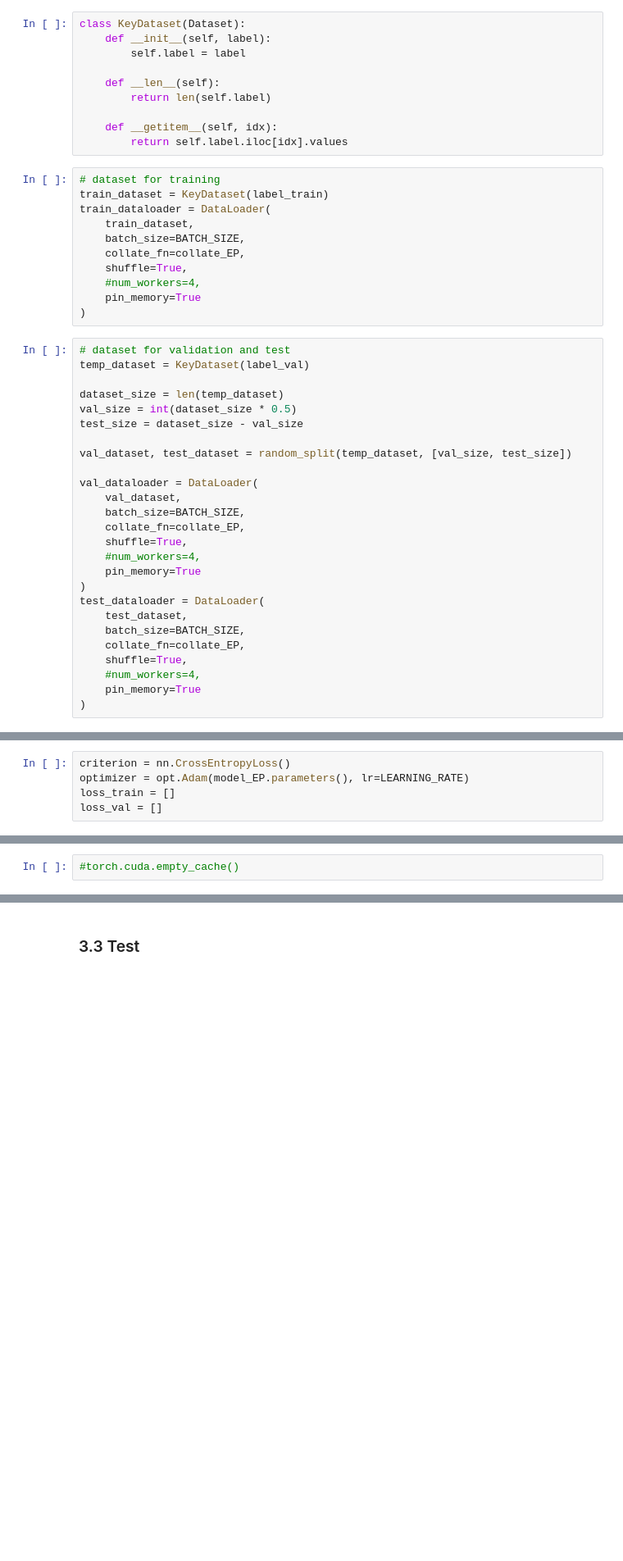
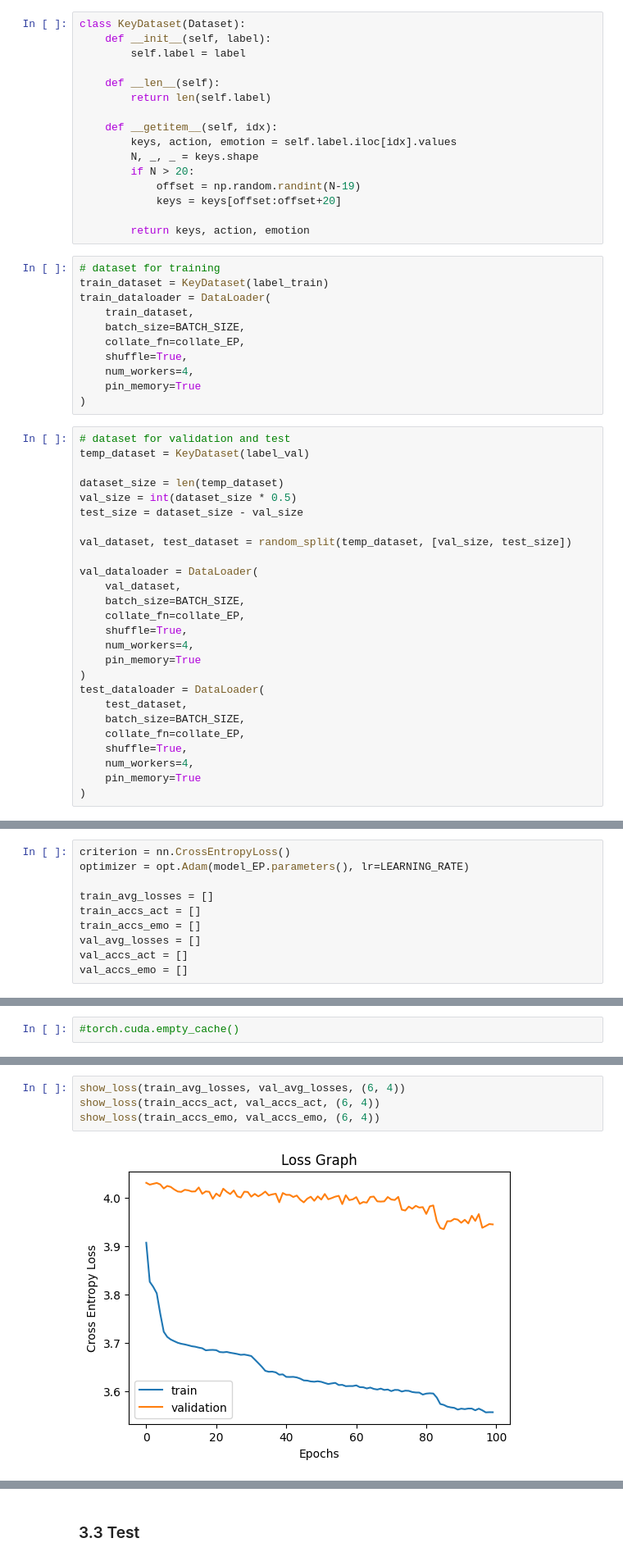
Before and after one commit to suin00h/motion-to-emotion, a Jupyter notebook: EP Model Designing.ipynb, the cells around one changed output, grey strips where cells are left out. Shown: that part at 82% size. Cells and saved outputs as stored; diff of their text form; blank space fills up the shorter version.

Commit message:
Add: EP model training #5

```diff
--- a/EP Model Designing.ipynb
+++ b/EP Model Designing.ipynb
@@ -57,7 +57,13 @@ class KeyDataset(Dataset):
         return len(self.label)
 
     def __getitem__(self, idx):
-        return self.label.iloc[idx].values
+        keys, action, emotion = self.label.iloc[idx].values
+        N, _, _ = keys.shape
+        if N > 20:
+            offset = np.random.randint(N-19)
+            keys = keys[offset:offset+20]
+
+        return keys, action, emotion
 # %%
 # dataset for training
 train_dataset = KeyDataset(label_train)
@@ -66,7 +72,7 @@ train_dataloader = DataLoader(
     batch_size=BATCH_SIZE,
     collate_fn=collate_EP,
     shuffle=True,
-    #num_workers=4,
+    num_workers=4,
     pin_memory=True
 )
 # %%
@@ -84,7 +90,7 @@ val_dataloader = DataLoader(
     batch_size=BATCH_SIZE,
     collate_fn=collate_EP,
     shuffle=True,
-    #num_workers=4,
+    num_workers=4,
     pin_memory=True
 )
 test_dataloader = DataLoader(
@@ -92,7 +98,7 @@ test_dataloader = DataLoader(
     batch_size=BATCH_SIZE,
     collate_fn=collate_EP,
     shuffle=True,
-    #num_workers=4,
+    num_workers=4,
     pin_memory=True
 )
 # %% [markdown]
@@ -174,7 +180,12 @@ model_EP = model_EP.train()
 # %%
 criterion = nn.CrossEntropyLoss()
 optimizer = opt.Adam(model_EP.parameters(), lr=LEARNING_RATE)
-loss_train = []
-loss_val = []
+
+train_avg_losses = []
+train_accs_act = []
+train_accs_emo = []
+val_avg_losses = []
+val_accs_act = []
+val_accs_emo = []
 # %%
 for e in range(EPOCH):
@@ -239,0 +276,6 @@ show_loss(loss_train, loss_val, (6, 4))
+# %%
+show_loss(train_avg_losses, val_avg_losses, (6, 4))
+show_loss(train_accs_act, val_accs_act, (6, 4))
+show_loss(train_accs_emo, val_accs_emo, (6, 4))
+# %% [output]
+[figure, added]
```
Also changed, not shown: parts of 7 cells of this notebook, 7 other files.
